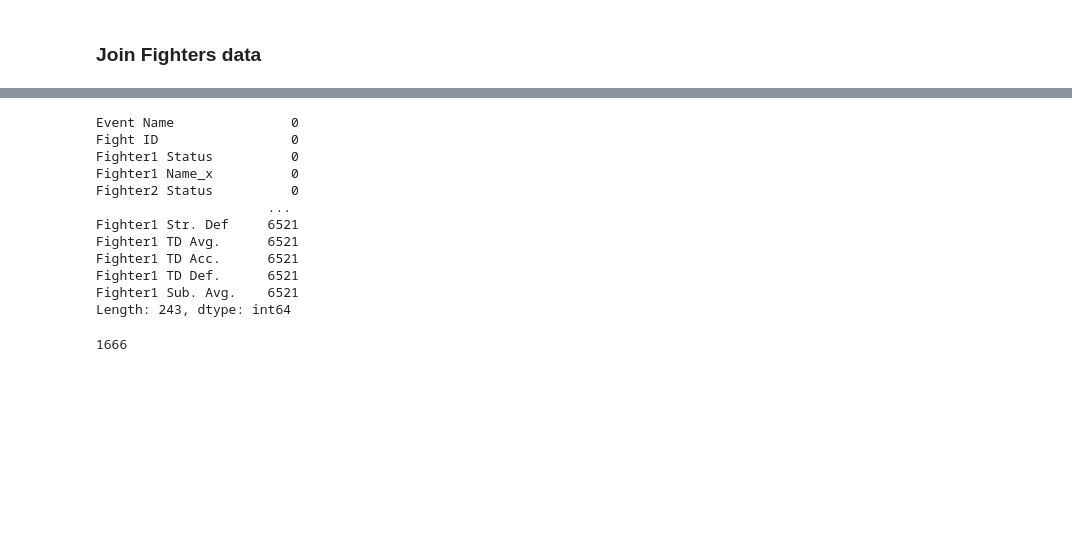
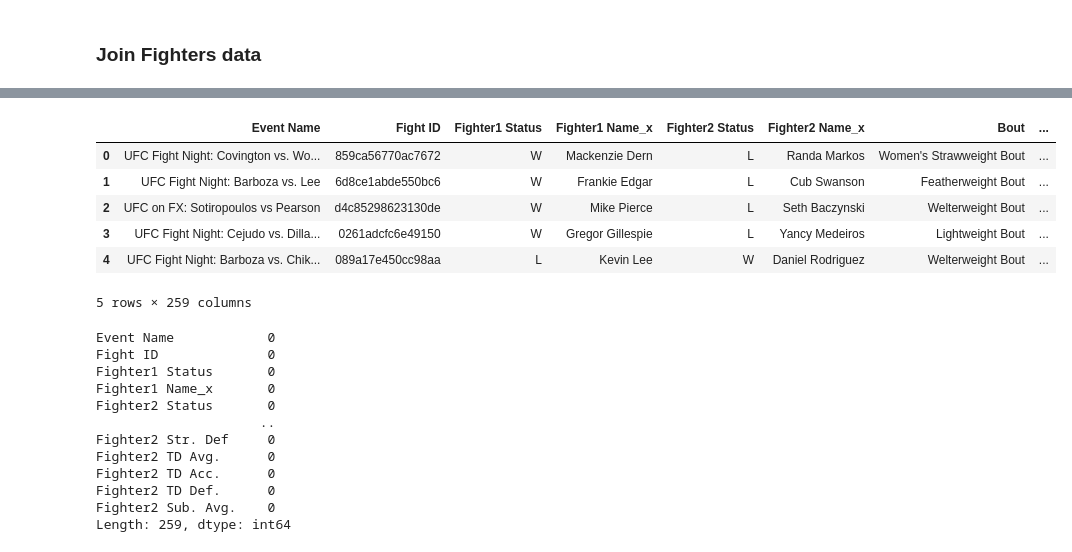
Before and after one commit to alancmathew/ufc-fight-predictor, a Jupyter notebook: nbs/03_cleaning.ipynb, the cells around one changed output, grey strips where cells are left out. Saved outputs shown, nothing was run; the diff lists cells and outputs as text; code cells hidden in the pictures; blank space fills up the shorter version.

```diff
--- a/nbs/03_cleaning.ipynb
+++ b/nbs/03_cleaning.ipynb
@@ -186,22 +193,28 @@ res = fights_df.merge(fighters_df, on="Fighter1 ID", how="left")
+# %%
+fights_df.head()
+# %% [output]
+|  | Event Name | Fight ID | Fighter1 Status | Fighter1 Name_x | Fighter2 Status | Fighter2 Name_x | Bout | ... |
+| 0 | UFC Fight Night: Covington vs. Wo... | 859ca56770ac7672 | W | Mackenzie Dern | L | Randa Markos | Women's Strawweight Bout | ... |
+| 1 | UFC Fight Night: Barboza vs. Lee | 6d8ce1abde550bc6 | W | Frankie Edgar | L | Cub Swanson | Featherweight Bout | ... |
+| 2 | UFC on FX: Sotiropoulos vs Pearson | d4c85298623130de | W | Mike Pierce | L | Seth Baczynski | Welterweight Bout | ... |
+| 3 | UFC Fight Night: Cejudo vs. Dilla... | 0261adcfc6e49150 | W | Gregor Gillespie | L | Yancy Medeiros | Lightweight Bout | ... |
+| 4 | UFC Fight Night: Barboza vs. Chik... | 089a17e450cc98aa | L | Kevin Lee | W | Daniel Rodriguez | Welterweight Bout | ... |
+5 rows × 259 columns
 # %%
-res.isnull().sum()
+fights_df.isnull().sum()
 # %% [output]
-Event Name               0
-Fight ID                 0
-Fighter1 Status          0
-Fighter1 Name_x          0
-Fighter2 Status          0
-                      ...
-Fighter1 Str. Def     6521
-Fighter1 TD Avg.      6521
-Fighter1 TD Acc.      6521
-Fighter1 TD Def.      6521
-Fighter1 Sub. Avg.    6521
-Length: 243, dtype: int64
+Event Name            0
+Fight ID              0
+Fighter1 Status       0
+Fighter1 Name_x       0
+Fighter2 Status       0
+                     ..
+Fighter2 Str. Def     0
+Fighter2 TD Avg.      0
+Fighter2 TD Acc.      0
+Fighter2 TD Def.      0
+Fighter2 Sub. Avg.    0
+Length: 259, dtype: int64
-# %%
-fights_df["Fighter1 Name"].nunique()
-# %% [output]
-1666
 # %%
 filepath = os.path.join(dir_dict["mid"], "completed_fights.csv")
 fights_df.to_csv(filepath, index=False)
```
Also changed, not shown: parts of 4 cells of this notebook, 2 other files.
